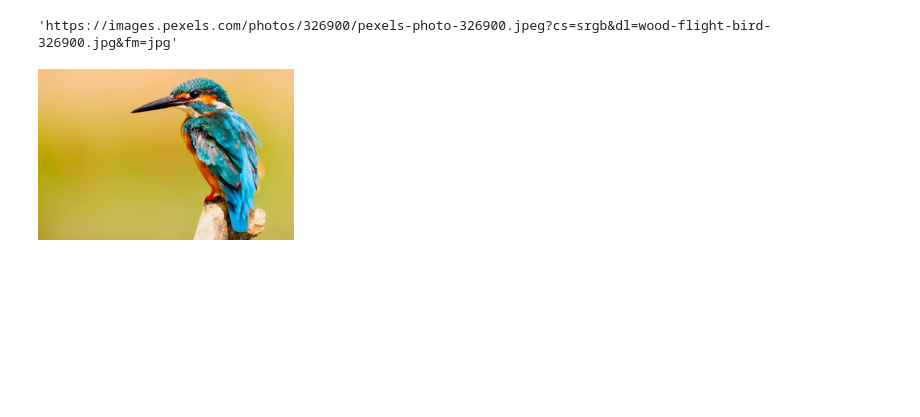
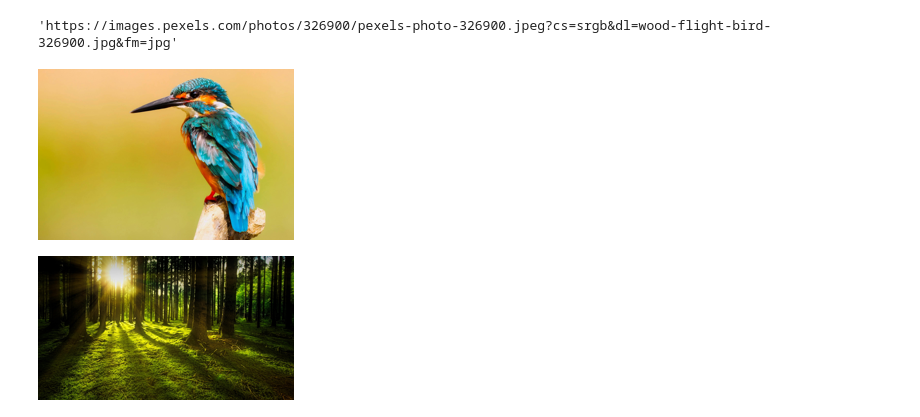
Before and after one commit to adarsh1927/Learning_Deep, a Jupyter notebook: learning_deep.ipynb, the cells around one changed output. Cells and saved outputs as stored; diff of their text form; code cells hidden in the pictures; blank space fills up the shorter version.

```diff
--- a/learning_deep.ipynb
+++ b/learning_deep.ipynb
@@ -49,3 +49,10 @@ im = Image.open(dest)
 im.to_thumb(256,256)
 # %% [output]
 [figure]
+# %%
+# Now check it for forest photos
+
+download_url(search_images('forest photos', max_images=1)[0], 'forest.jpg', show_progress=False)
+Image.open('forest.jpg').to_thumb(256,256)
+# %% [output]
+[figure, added]
```
Also changed, not shown: parts of 2 cells of this notebook.
